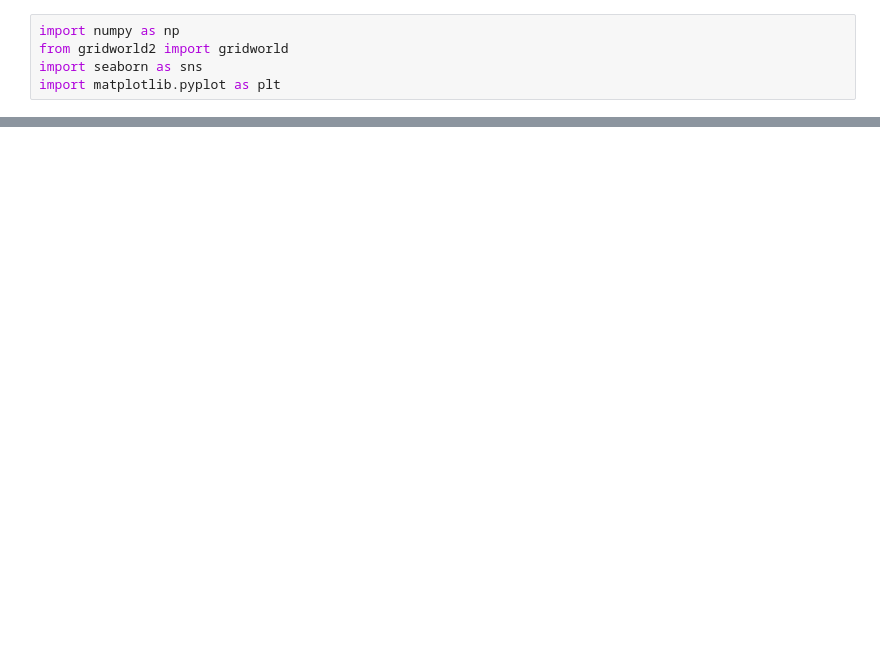
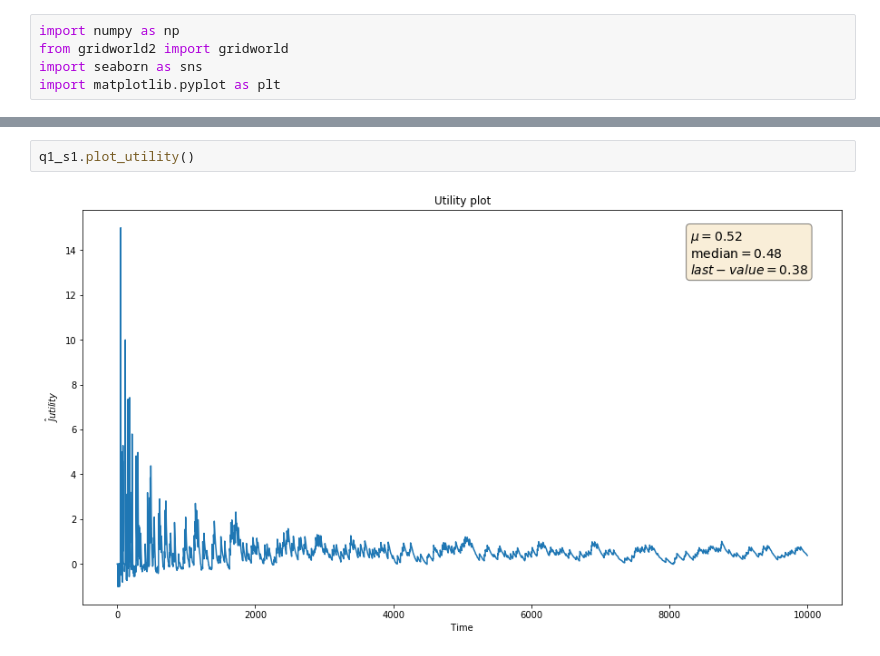
Before and after one commit to karthickrajas/Deep-Reinforcement-Learning, a Jupyter notebook: Untitled.ipynb, the cells around one changed output, grey strips where cells are left out. Cells and saved outputs as stored; diff of their text form; blank space fills up the shorter version.

```diff
--- a/Untitled.ipynb
+++ b/Untitled.ipynb
@@ -168,0 +185,4 @@ plt.show()
+# %%
+q1_s1.plot_utility()
+# %% [output]
+[figure, added]
```
Also changed, not shown: parts of 41 cells of this notebook.
